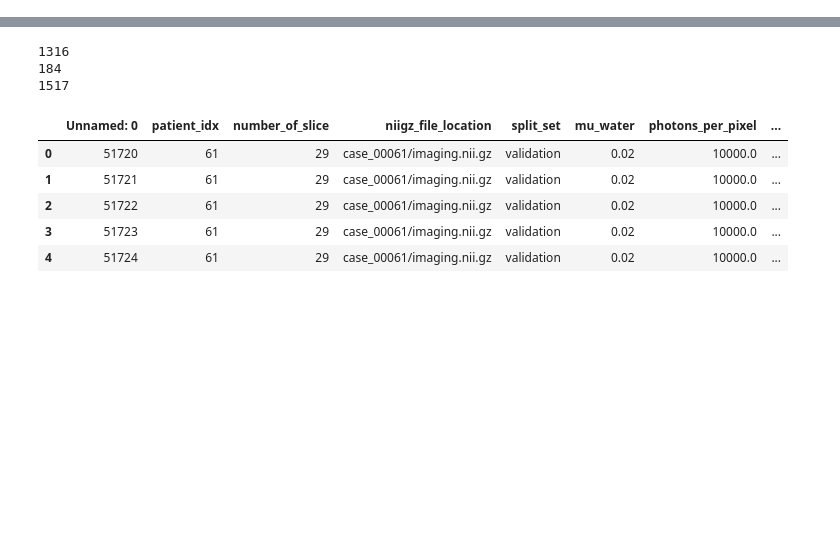
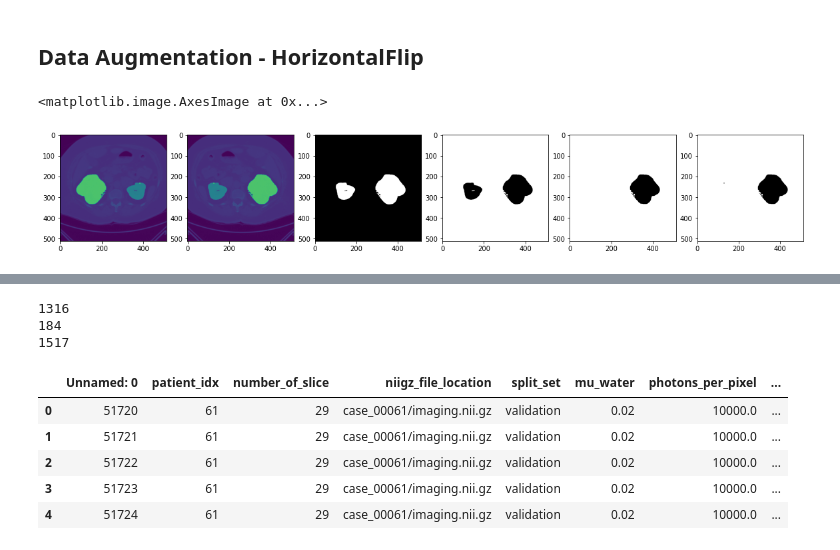
Before and after one commit to adrian-ramirezc/pytorch-unet-segmentation, a Jupyter notebook: data_preparation.ipynb, the cells around one changed output, grey strips where cells are left out. Cells and saved outputs as stored; diff of their text form; code cells hidden in the pictures; blank space fills up the shorter version.

```diff
--- a/data_preparation.ipynb
+++ b/data_preparation.ipynb
@@ -93,0 +148,28 @@ class TomographyDataset(Dataset):
+# %% [markdown]
+## Data Augmentation - HorizontalFlip
+# %%
+height = 256
+width = 256
+
+train_transform = A.Compose(
+        [
+            A.HorizontalFlip(p=1.0),
+        ],
+    )
+
+td = TomographyDataset(transform=train_transform)
+
+# img idx = 104 show all classes
+(X, y), X_img, y_img, y_img_a = td.__getitem__(104)
+
+fig, ax = plt.subplots(ncols=6, figsize=(20,10))
+ax=ax.reshape(-1)
+ax[0].imshow(X_img +y_img) # original
+ax[1].imshow(X + y_img_a) # transformed
+ax[2].imshow(y[0], cmap='Greys', vmin = 0, vmax = 1) # background
+ax[3].imshow(y[1], cmap='Greys', vmin = 0, vmax = 1) # kidney
+ax[4].imshow(y[2], cmap='Greys', vmin = 0, vmax = 1) # tumor
+ax[5].imshow(y[3], cmap='Greys', vmin = 0, vmax = 1) # cyst
+# %% [output]
+<matplotlib.image.AxesImage at 0x...>
+[figure, added]
```
Also changed, not shown: parts of 26 cells of this notebook, 4 other files.
